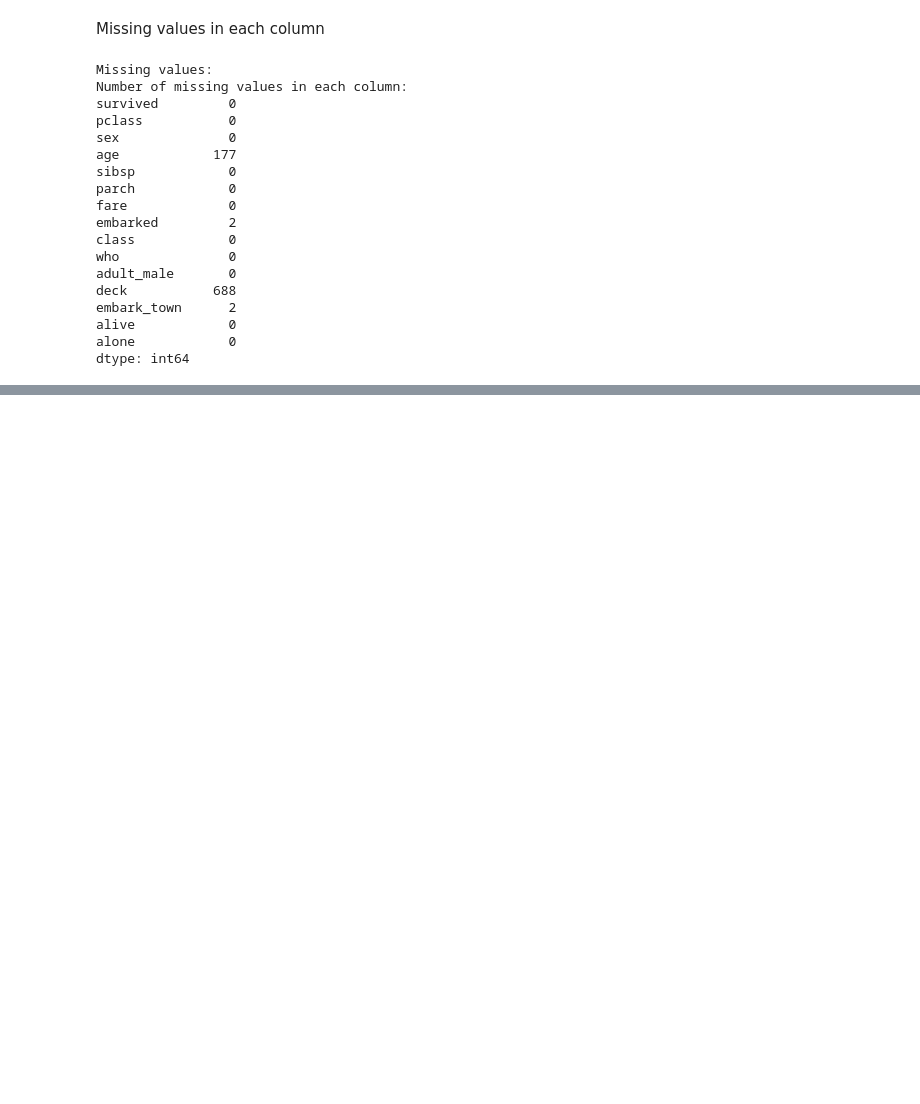
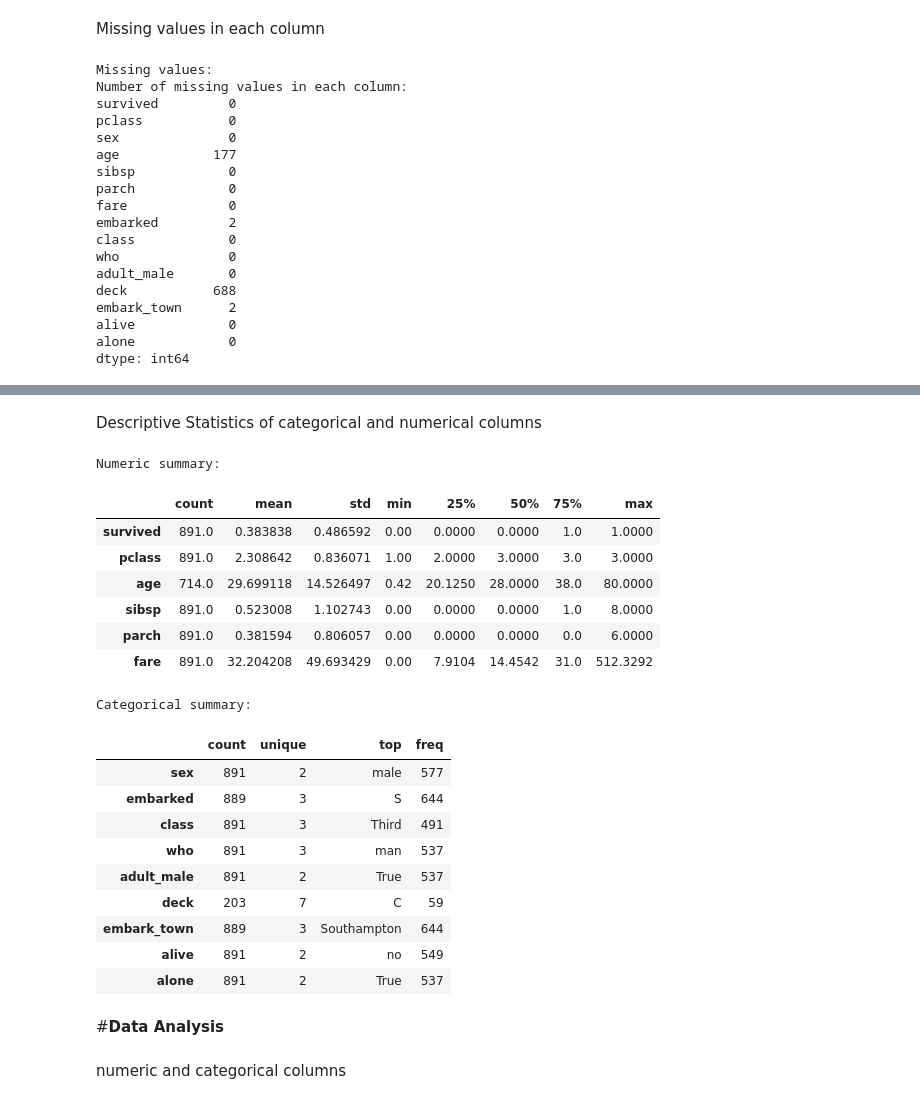
Before and after one commit to Yuvraj-cyborg/EDA_Titanic, a Jupyter notebook: EDA.ipynb, the cells around one changed output, grey strips where cells are left out. Drawn from its saved outputs; the diff is of its cells as text; code cells hidden in the pictures; blank space fills up the shorter version.

```diff
--- a/EDA.ipynb
+++ b/EDA.ipynb
@@ -160,0 +185,31 @@ dtype: int64
+# %% [markdown]
+Descriptive Statistics of categorical and numerical columns
+# %%
+print("\nNumeric summary: ")
+display(df.describe(include=[np.number]).T)
+print("\nCategorical summary: ")
+display(df.describe(include=['object','category', 'bool']).T)
+# %% [output]
+Numeric summary:
+|  | count | mean | std | min | 25% | 50% | 75% | max |
+| survived | 891.0 | 0.383838 | 0.486592 | 0.00 | 0.0000 | 0.0000 | 1.0 | 1.0000 |
+| pclass | 891.0 | 2.308642 | 0.836071 | 1.00 | 2.0000 | 3.0000 | 3.0 | 3.0000 |
+| age | 714.0 | 29.699118 | 14.526497 | 0.42 | 20.1250 | 28.0000 | 38.0 | 80.0000 |
+| sibsp | 891.0 | 0.523008 | 1.102743 | 0.00 | 0.0000 | 0.0000 | 1.0 | 8.0000 |
+| parch | 891.0 | 0.381594 | 0.806057 | 0.00 | 0.0000 | 0.0000 | 0.0 | 6.0000 |
+| fare | 891.0 | 32.204208 | 49.693429 | 0.00 | 7.9104 | 14.4542 | 31.0 | 512.3292 |
+Categorical summary:
+|  | count | unique | top | freq |
+| sex | 891 | 2 | male | 577 |
+| embarked | 889 | 3 | S | 644 |
+| class | 891 | 3 | Third | 491 |
+| who | 891 | 3 | man | 537 |
+| adult_male | 891 | 2 | True | 537 |
+| deck | 203 | 7 | C | 59 |
+| embark_town | 889 | 3 | Southampton | 644 |
+| alive | 891 | 2 | no | 549 |
+| alone | 891 | 2 | True | 537 |
+# %% [markdown]
+#**Data Analysis**
+# %% [markdown]
+numeric and categorical columns
```
Also changed, not shown: parts of 3 cells of this notebook.
